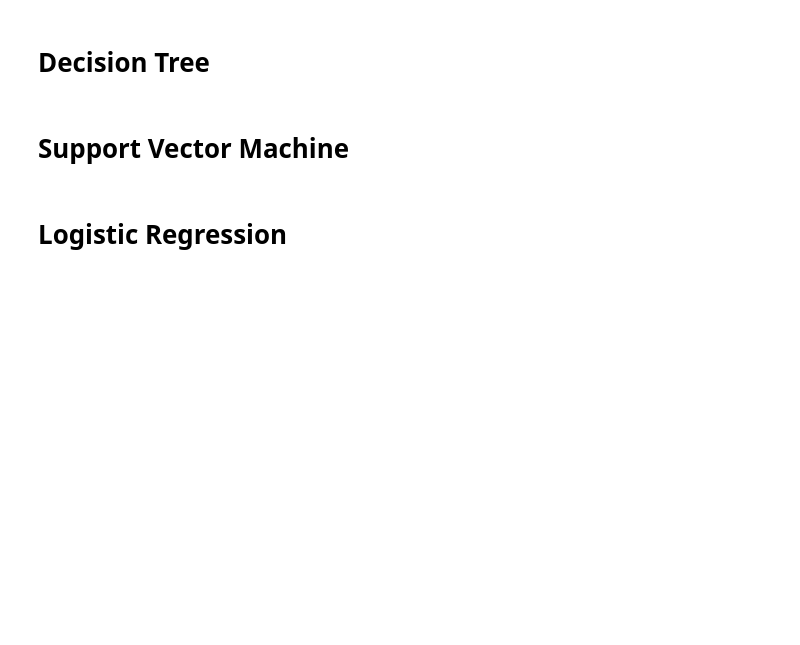
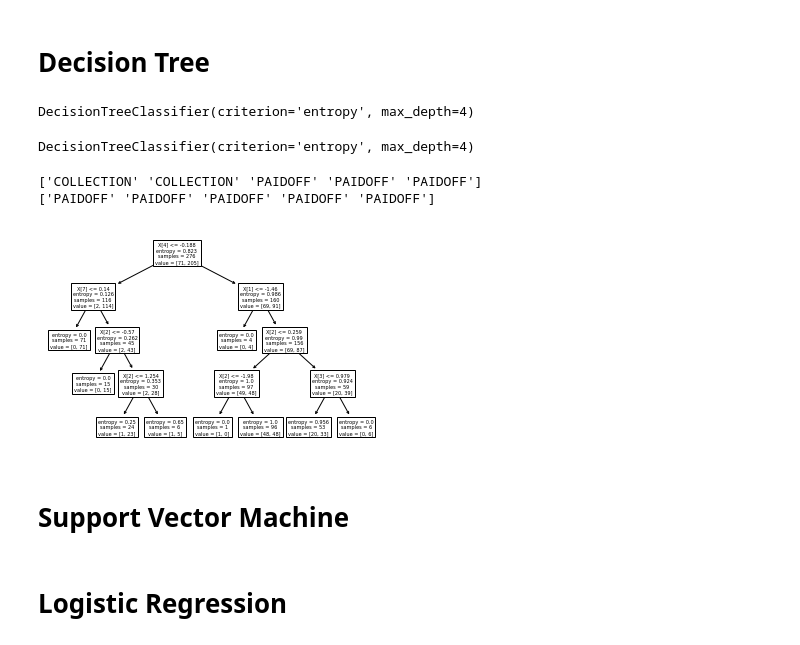
Before and after one commit to MintsandShovels/machine-learning-python-final-project, a Jupyter notebook: Machine Learning Python Final.ipynb, the cells around one changed output. Cells and saved outputs as stored; diff of their text form; code cells hidden in the pictures; blank space fills up the shorter version.

```diff
--- a/Machine Learning Python Final.ipynb
+++ b/Machine Learning Python Final.ipynb
@@ -362,5 +363,34 @@ array(['PAIDOFF', 'PAIDOFF', 'PAIDOFF', 'PAIDOFF', 'PAIDOFF', 'PAIDOFF',
 # %% [markdown]
 # Decision Tree
+# %%
+#create DecisionTree called 'loanTree'
+from sklearn.tree import DecisionTreeClassifier
+
+loanTree = DecisionTreeClassifier(criterion="entropy", max_depth = 4)
+loanTree # it shows the default parameters
+# %% [output]
+DecisionTreeClassifier(criterion='entropy', max_depth=4)
+# %%
+#fit the data
+loanTree.fit(X_train, y_train)
+# %% [output]
+DecisionTreeClassifier(criterion='entropy', max_depth=4)
+# %%
+#predict
+predTree = loanTree.predict(X_test)
+print (predTree [0:5])
+print (y_test [0:5])
+# %% [output]
+['COLLECTION' 'COLLECTION' 'PAIDOFF' 'PAIDOFF' 'PAIDOFF']
+['PAIDOFF' 'PAIDOFF' 'PAIDOFF' 'PAIDOFF' 'PAIDOFF']
+# %%
+#visualize the tree
+from sklearn import tree
+
+tree.plot_tree(loanTree)
+plt.show()
+# %% [output]
+[figure, added]
 # %% [markdown]
 # Support Vector Machine
 # %% [markdown]
```
Also changed, not shown: parts of 3 cells of this notebook.
